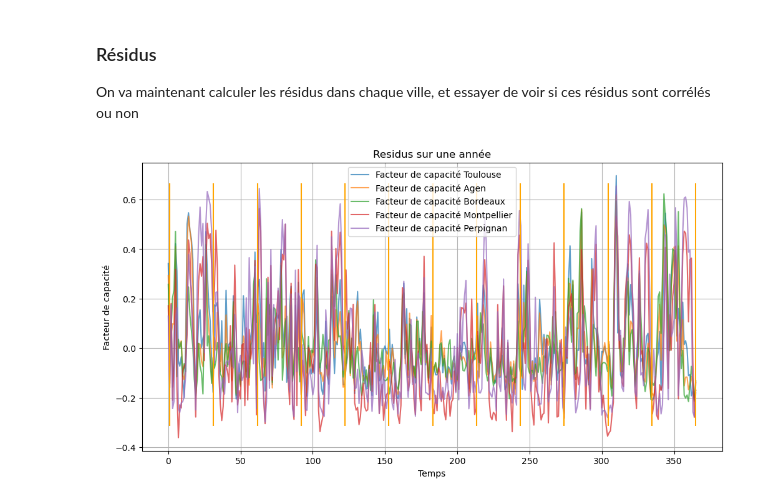
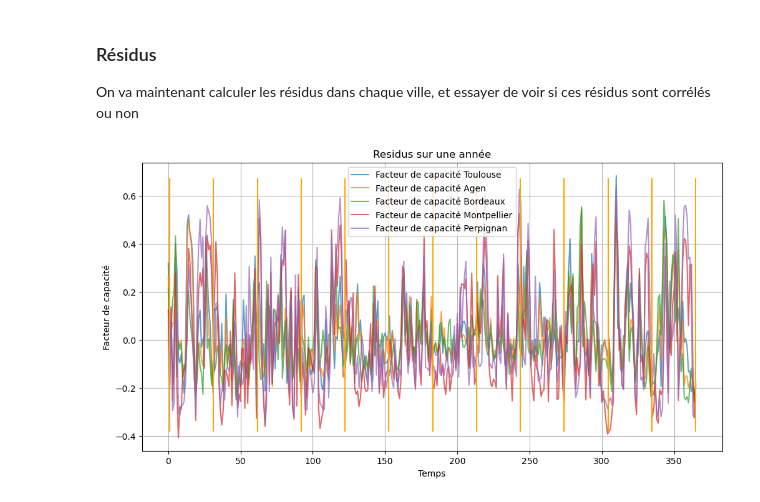
Before and after one commit to dpiot14/Project-4th-year, a Jupyter notebook: Correlations.ipynb, the cells around one changed output. Drawn from its saved outputs; the diff is of its cells as text; code cells hidden in the pictures.

```diff
--- a/Correlations.ipynb
+++ b/Correlations.ipynb
@@ -366,30 +365,49 @@ On observe une saisonnalité assez proche pour les différentes villes, avec peu
 
 On va maintenant calculer les résidus dans chaque ville, et essayer de voir si ces résidus sont corrélés ou non
 # %%
-# Reste à supprimer la saisonnalite
+residus28={}
+
+def residus(villes):
+    for ville in villes:
+        data_copy=data_day_wind[ville].copy()-tendances[ville]
+
+        #Soustraction de la saisonnalité
+        bissextile=4
+        count=0
+        while count < len(data_copy):
+            for i in range(int(365+0.25*bissextile)):
+                if bissextile == 4:
+                    #print(data_copy['electricity'].iloc[count])
+                    data_copy.iloc[count]-=saisonnalite28[ville][i]
+                else:
+                    data_copy.iloc[count]-=np.concatenate((saisonnalite28[ville][:59],saisonnalite28[ville][60:]))[i]
+
+                count+=1
+            if bissextile == 4:
+                bissextile = bissextile-3
+            else:
+                bissextile+=1
+
+                    #Si bissextile : normal, sinon : supprimer le 29 février
 
 
-def residus(villes):
-    residus28={}
-    for ville in villes:
-        data_copy=data_day_wind[ville].copy()-tendances[ville]
 
         # Création du graphique de série temporelle pour la capacité nationale
         plt.figure(1,figsize=(12, 6))
         plt.plot(np.arange(366),data_copy['electricity'][731:1097], label=f"Facteur de capacité {ville}", alpha=0.7)
 
         residus28[ville]=data_copy
 
     #saison28=pd.concat([data_year_wind_tendance['electricity'][338:],data_year_wind_tendance['electricity'],data_year_wind_tendance['electricity'][:28]]).rolling(28, center=True).mean().to_numpy()[28:394]
     plt.title(f'Residus sur une année')
     plt.xlabel('Temps')
     plt.ylabel('Facteur de capacité')
     plt.grid(True)
     plt.legend()
     time_tick  = np.linspace(1, 365, 13)
     plt.vlines(x = time_tick, ymin = data_copy['electricity'].min(), ymax = data_copy['electricity'].max(), colors = "orange")
     plt.show()
 
 residus(villes)
 # %% [output]
-[figure, old version]
+[figure, new version]
```
Also changed, not shown: parts of 3 cells of this notebook.
